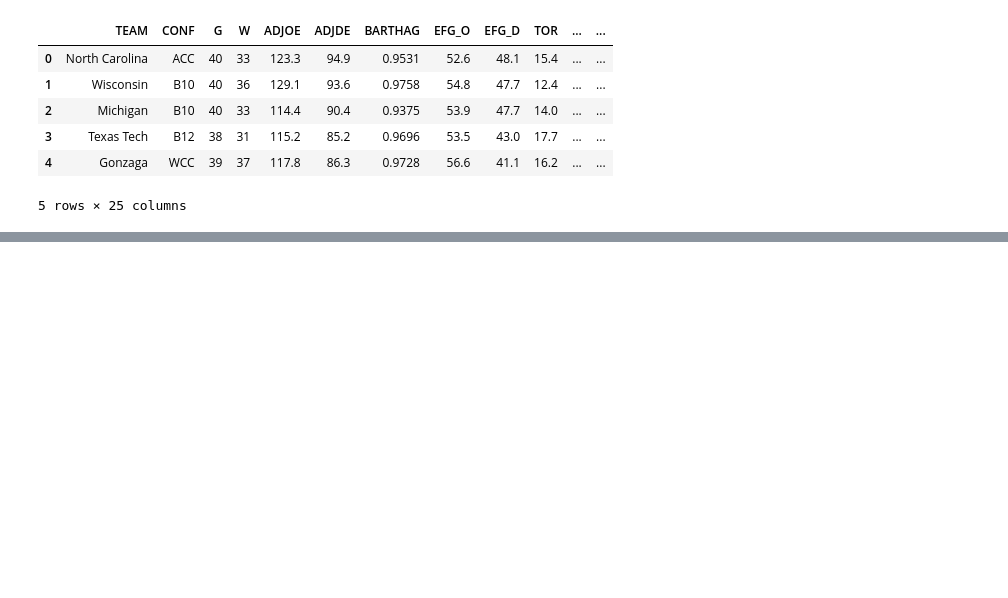
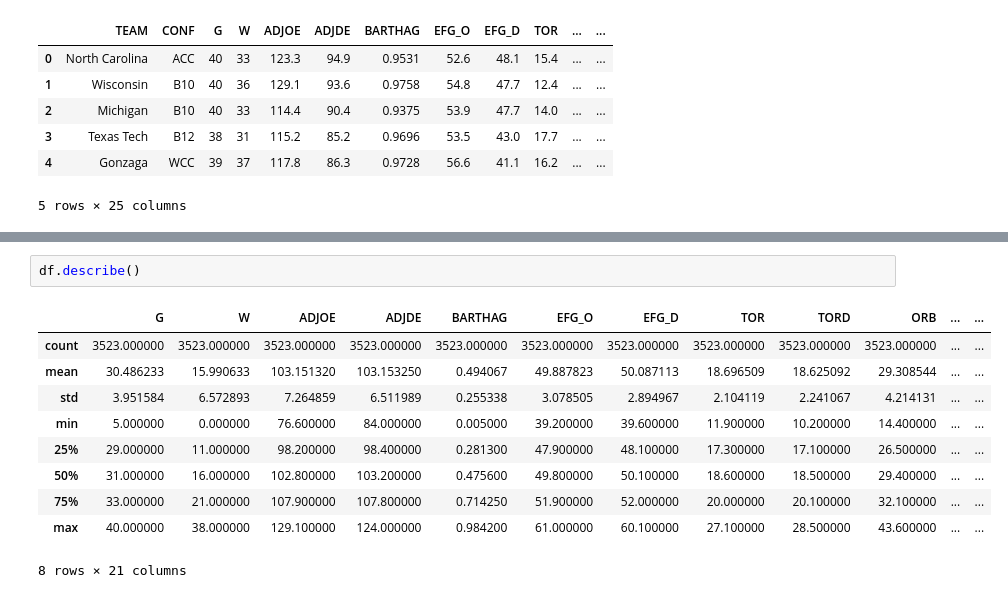
Before and after one commit to Kai2142/EDA_Projects, a Jupyter notebook: College_Basketball/analysis.ipynb, the cells around one changed output, grey strips where cells are left out. Cells and saved outputs as stored; diff of their text form; blank space fills up the shorter version.

```diff
--- a/College_Basketball/analysis.ipynb
+++ b/College_Basketball/analysis.ipynb
@@ -27,0 +32,13 @@ KeyError: 'TEAM'
+# %%
+df.describe()
+# %% [output]
+|  | G | W | ADJOE | ADJDE | BARTHAG | EFG_O | EFG_D | TOR | TORD | ORB | ... | ... |
+| count | 3523.000000 | 3523.000000 | 3523.000000 | 3523.000000 | 3523.000000 | 3523.000000 | 3523.000000 | 3523.000000 | 3523.000000 | 3523.000000 | ... | ... |
+| mean | 30.486233 | 15.990633 | 103.151320 | 103.153250 | 0.494067 | 49.887823 | 50.087113 | 18.696509 | 18.625092 | 29.308544 | ... | ... |
+| std | 3.951584 | 6.572893 | 7.264859 | 6.511989 | 0.255338 | 3.078505 | 2.894967 | 2.104119 | 2.241067 | 4.214131 | ... | ... |
+| min | 5.000000 | 0.000000 | 76.600000 | 84.000000 | 0.005000 | 39.200000 | 39.600000 | 11.900000 | 10.200000 | 14.400000 | ... | ... |
+| 25% | 29.000000 | 11.000000 | 98.200000 | 98.400000 | 0.281300 | 47.900000 | 48.100000 | 17.300000 | 17.100000 | 26.500000 | ... | ... |
+| 50% | 31.000000 | 16.000000 | 102.800000 | 103.200000 | 0.475600 | 49.800000 | 50.100000 | 18.600000 | 18.500000 | 29.400000 | ... | ... |
+| 75% | 33.000000 | 21.000000 | 107.900000 | 107.800000 | 0.714250 | 51.900000 | 52.000000 | 20.000000 | 20.100000 | 32.100000 | ... | ... |
+| max | 40.000000 | 38.000000 | 129.100000 | 124.000000 | 0.984200 | 61.000000 | 60.100000 | 27.100000 | 28.500000 | 43.600000 | ... | ... |
+8 rows × 21 columns
```
Also changed, not shown: parts of 8 cells of this notebook, 2 other files.
